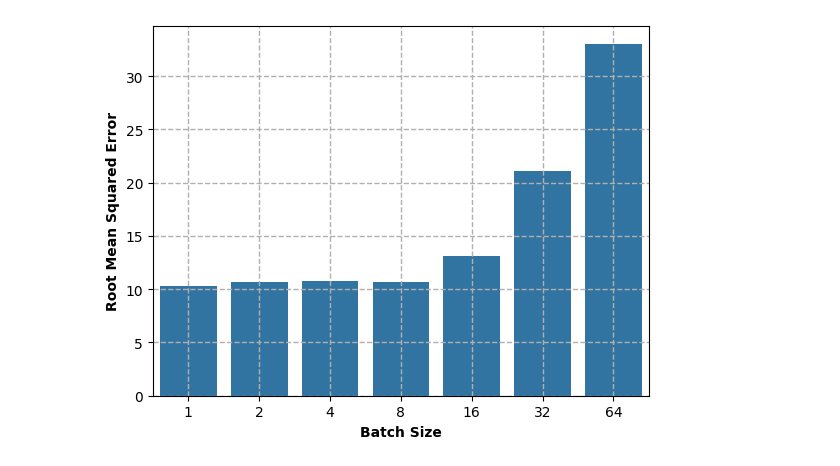
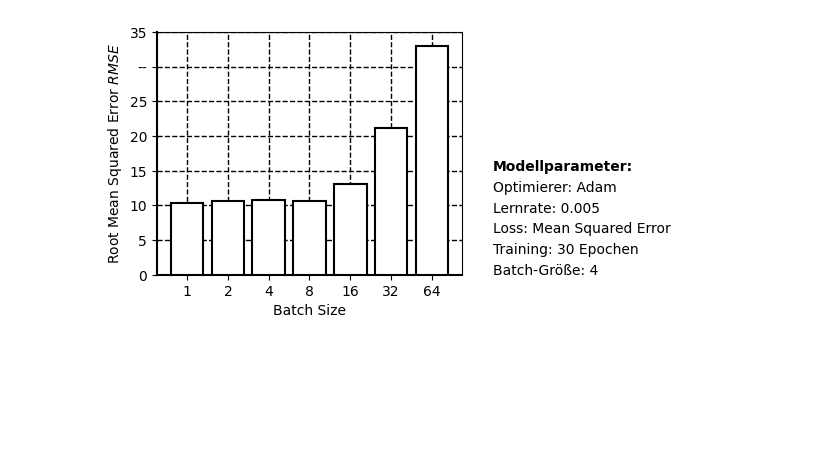
Before and after one commit to naderinho/anesthesia_anomaly_detection, a Jupyter notebook: results/SimpleModel_BatchSize/evaluation.ipynb, the cells around one changed output. Drawn from its saved outputs; the diff is of its cells as text; code cells hidden in the pictures; blank space fills up the shorter version.

Commit message:
update figures

```diff
--- a/results/SimpleModel_BatchSize/evaluation.ipynb
+++ b/results/SimpleModel_BatchSize/evaluation.ipynb
@@ -1,20 +1,52 @@
-# %%
-from matplotlib import pyplot as plt
-import numpy as np
-import pandas as pd
-import seaborn as sns
-
-#sns.set_theme(rc={'figure.figsize':(15/2.54,8/2.54)})
-
-# Load the data
-df = pd.read_csv('batch_size.csv')
-
-g = sns.barplot(data=df, x='batch_size', y='root_mean_squared_error')
-plt.ylabel('Root Mean Squared Error', fontweight='bold')
-plt.xlabel('Batch Size', fontweight='bold')
-g.grid(True, which='both', linestyle='--', linewidth=1)
-
-plt.savefig('batchsize_selection.pdf', bbox_inches='tight', pad_inches=0.2, format='pdf')
-plt.show()
-# %% [output]
-[figure, removed]
+# %%
+import numpy as np
+import pandas as pd
+from matplotlib import pyplot as plt
+from matplotlib.gridspec import GridSpec
+
+### Data
+df = pd.read_csv('batch_size.csv')
+filtered = df
+
+### Plot
+
+fig = plt.figure(figsize=(10/2.54, 8/2.54))
+
+batch_size = [str(tick) for tick in filtered['batch_size']]
+
+plt.bar(batch_size, filtered['root_mean_squared_error'], color='white', edgecolor='black', linewidth=1.5, zorder=3)
+plt.ylabel('Root Mean Squared Error $RMSE$')
+plt.xlabel('Batch Size')
+plt.grid(True, linestyle='--',color='k', linewidth=1, zorder=0)
+
+
+# Axis settings
+ax = plt.gca()
+ax.spines['left'].set_linewidth(1.5)
+ax.spines['bottom'].set_linewidth(1.5)
+
+ax.set_ylim(bottom=0, top=35)
+
+# Einheiten auf y-Achse
+yunit = '--'
+ticks = ax.get_yticks()
+ticks = [int(tick) for tick in ticks]
+ticks_with_units = [yunit if i == len(ticks) - 2 else ticks[i] for i in range(len(ticks))]
+ax.set_yticks(ticks)
+ax.set_yticklabels(ticks_with_units)
+
+plt.grid(True, linewidth=1.0)
+x = 7.5
+plt.text(x, 15, s='Modellparameter:', fontsize=10, fontweight='bold')
+plt.text(x, 12, s='Optimierer: Adam', fontsize=10)
+plt.text(x, 9, s='Lernrate: 0.005', fontsize=10)
+plt.text(x, 6, s='Loss: Mean Squared Error', fontsize=10)
+plt.text(x, 3, s='Training: 30 Epochen', fontsize=10)
+plt.text(x, 0, s='Batch-Größe: 4', fontsize=10)
+
+
+
+plt.savefig('batchsize_selection.pdf', bbox_inches='tight', pad_inches=0.2, format='pdf')
+plt.show()
+# %% [output]
+[figure, added]
```
Also changed, not shown: 10 other files.
